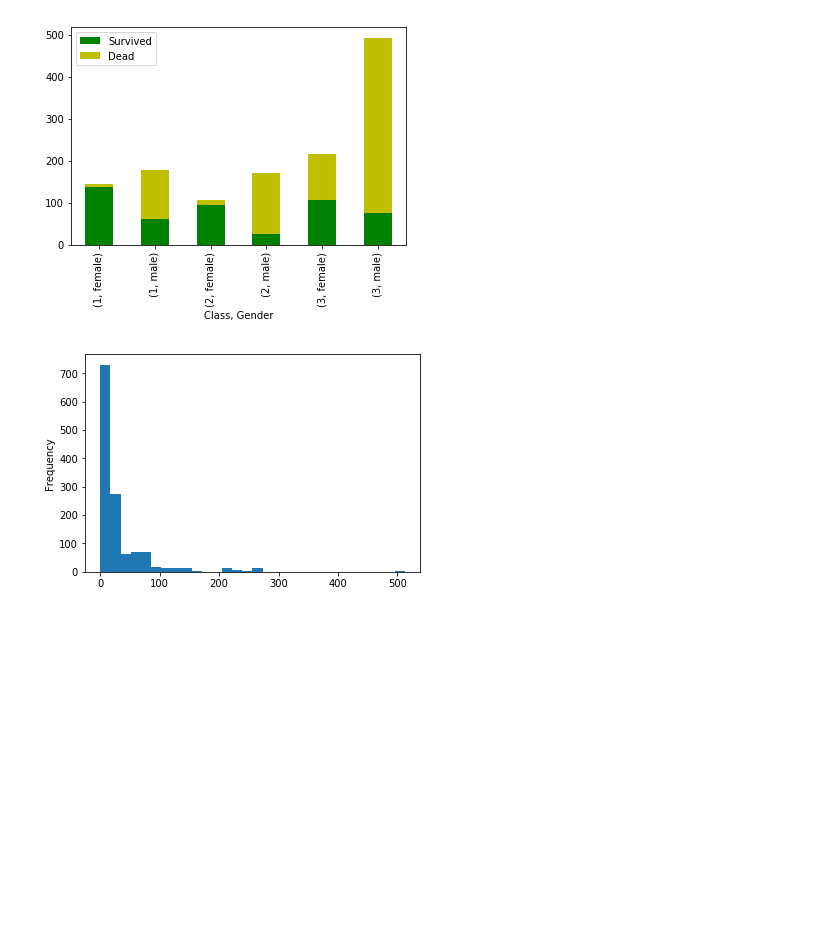
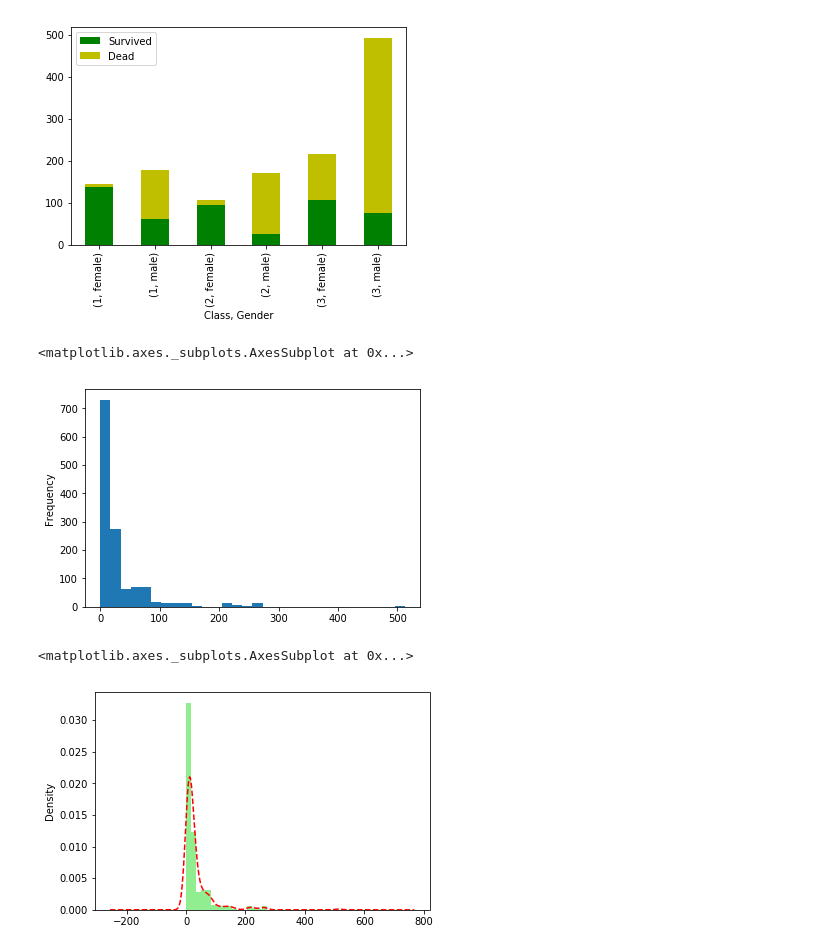
Before and after one commit to mtellis2/Data_Science_Assignment_17, a Jupyter notebook: Assignment_3/code/assignment_3.ipynb, the cells around one changed output. Drawn from its saved outputs; the diff is of its cells as text; code cells hidden in the pictures; blank space fills up the shorter version.

```diff
--- a/Assignment_3/code/assignment_3.ipynb
+++ b/Assignment_3/code/assignment_3.ipynb
@@ -75,8 +75,14 @@ fares = titanic['fare']
 fares
 #fares.unique()
 
-viz4 = fares.plot.hist(bins=30)
-#viz4.set_xlabel('Class, Gender')
-#viz4.legend(["Survived", "Dead"])
+fares.plot.hist(bins=30)
 # %% [output]
+<matplotlib.axes._subplots.AxesSubplot at 0x...>
 [figure]
+# %%
+#5.Create a KDE vs bar plot of the fare
+fares.hist(bins=30, normed=True, color='lightgreen')
+fares.plot(kind='kde', style='r--')
+# %% [output]
+<matplotlib.axes._subplots.AxesSubplot at 0x...>
+[figure, added]
```
Also changed, not shown: parts of 4 cells of this notebook.
